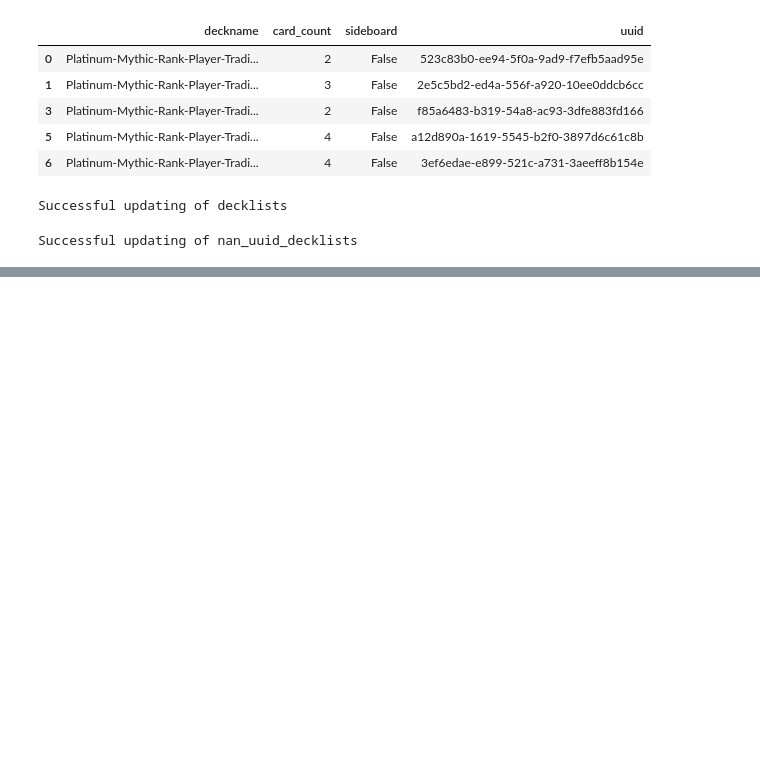
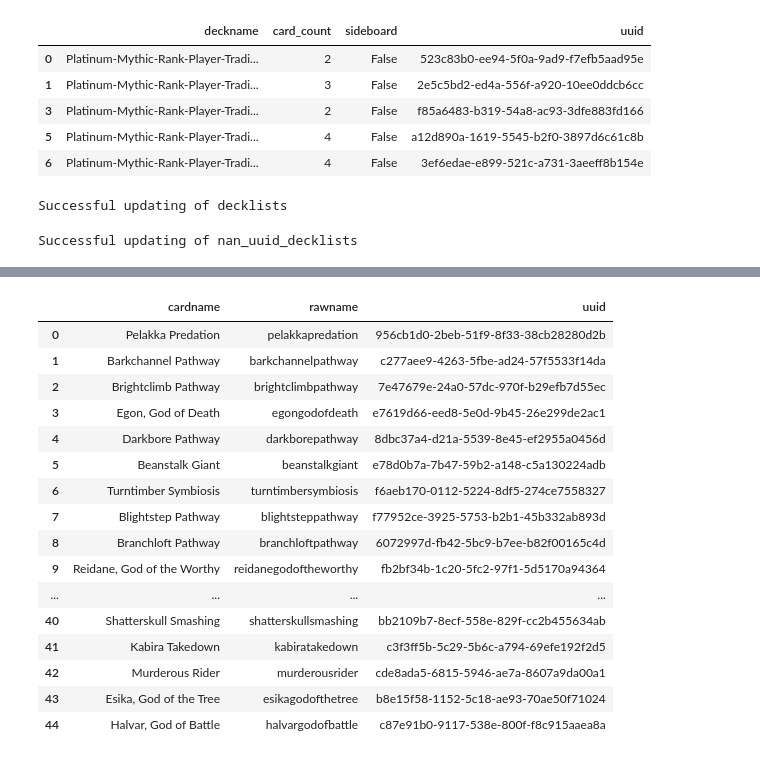
Before and after one commit to qitoahc/PayToWin_or_PayToPlay, a Jupyter notebook: notebooks/deck_lists_rudimentary_pipeline.ipynb, the cells around one changed output, grey strips where cells are left out. Cells and saved outputs as stored; diff of their text form; code cells hidden in the pictures; blank space fills up the shorter version.

Commit message:
updated deck pipeline for substring matching process and created master card extract query

```diff
--- a/notebooks/deck_lists_rudimentary_pipeline.ipynb
+++ b/notebooks/deck_lists_rudimentary_pipeline.ipynb
@@ -180,0 +209,10 @@ Successful updating of nan_uuid_decklists
+# %%
+unmatched_df.loc[unmatched_df['raw_name'] == 'expansionexplosion224grn','raw_name'] = 'expansionexplosion'
+# %%
+#Expansion // Explosion 224 (GRN) just needs some manual processing as the decklist had wonky data w/ the '224 (GRN)
+# additionally, it seems upon limited manual research, many of these cards are double-faced and the face names appear combined in name field.
+# will try to do a deck-list card name rawtext search in master card name rawtext to match.
+
+name_id_df = get_most_recent_uuid_for_card_names(conn).reset_index()
+name_id_df['rawname'] = name_id_df['name'].apply(text_rawify)
+name_id_df.head()
@@ -180,0 +226,35 @@ Successful updating of nan_uuid_decklists
+# %%
+def find_unmatched_uuids(cardname, unmatched_rawname, core_card_names_df, search_in_col, uuid_col_num):
+    result = core_card_names_df[core_card_names_df[search_in_col].str.contains(unmatched_rawname, na=False, regex=False) == True]
+    if result.empty == False:
+        return cardname, unmatched_rawname, result.iloc[0,uuid_col_num]
+# %%
+
+
+uuid_matches = []
+for i in range(unmatched_df.shape[0]):
+    match = find_unmatched_uuids(unmatched_df.iloc[i,0],unmatched_df.iloc[i,1], name_id_df, 'rawname',1)
+    if match is not None:
+        uuid_matches.append(match)
+
+matched_name = pd.DataFrame(uuid_matches, columns=['cardname', 'rawname', 'uuid'])
+# %%
+matched_name
+# %% [output]
+|  | cardname | rawname | uuid |
+| 0 | Pelakka Predation | pelakkapredation | 956cb1d0-2beb-51f9-8f33-38cb28280d2b |
+| 1 | Barkchannel Pathway | barkchannelpathway | c277aee9-4263-5fbe-ad24-57f5533f14da |
+| 2 | Brightclimb Pathway | brightclimbpathway | 7e47679e-24a0-57dc-970f-b29efb7d55ec |
+| 3 | Egon, God of Death | egongodofdeath | e7619d66-eed8-5e0d-9b45-26e299de2ac1 |
+| 4 | Darkbore Pathway | darkborepathway | 8dbc37a4-d21a-5539-8e45-ef2955a0456d |
+| 5 | Beanstalk Giant | beanstalkgiant | e78d0b7a-7b47-59b2-a148-c5a130224adb |
+| 6 | Turntimber Symbiosis | turntimbersymbiosis | f6aeb170-0112-5224-8df5-274ce7558327 |
+| 7 | Blightstep Pathway | blightsteppathway | f77952ce-3925-5753-b2b1-45b332ab893d |
+| 8 | Branchloft Pathway | branchloftpathway | 6072997d-fb42-5bc9-b7ee-b82f00165c4d |
+| 9 | Reidane, God of the Worthy | reidanegodoftheworthy | fb2bf34b-1c20-5fc2-97f1-5d5170a94364 |
+| ... | ... | ... | ... |
+| 40 | Shatterskull Smashing | shatterskullsmashing | bb2109b7-8ecf-558e-829f-cc2b455634ab |
+| 41 | Kabira Takedown | kabiratakedown | c3f3ff5b-5c29-5b6c-a794-69efe192f2d5 |
+| 42 | Murderous Rider | murderousrider | cde8ada5-6815-5946-ae7a-8607a9da00a1 |
+| 43 | Esika, God of the Tree | esikagodofthetree | b8e15f58-1152-5c18-ae93-70ae50f71024 |
+| 44 | Halvar, God of Battle | halvargodofbattle | c87e91b0-9117-538e-800f-f8c915aaea8a |
```
Also changed, not shown: parts of 9 cells of this notebook, 1 other file.
